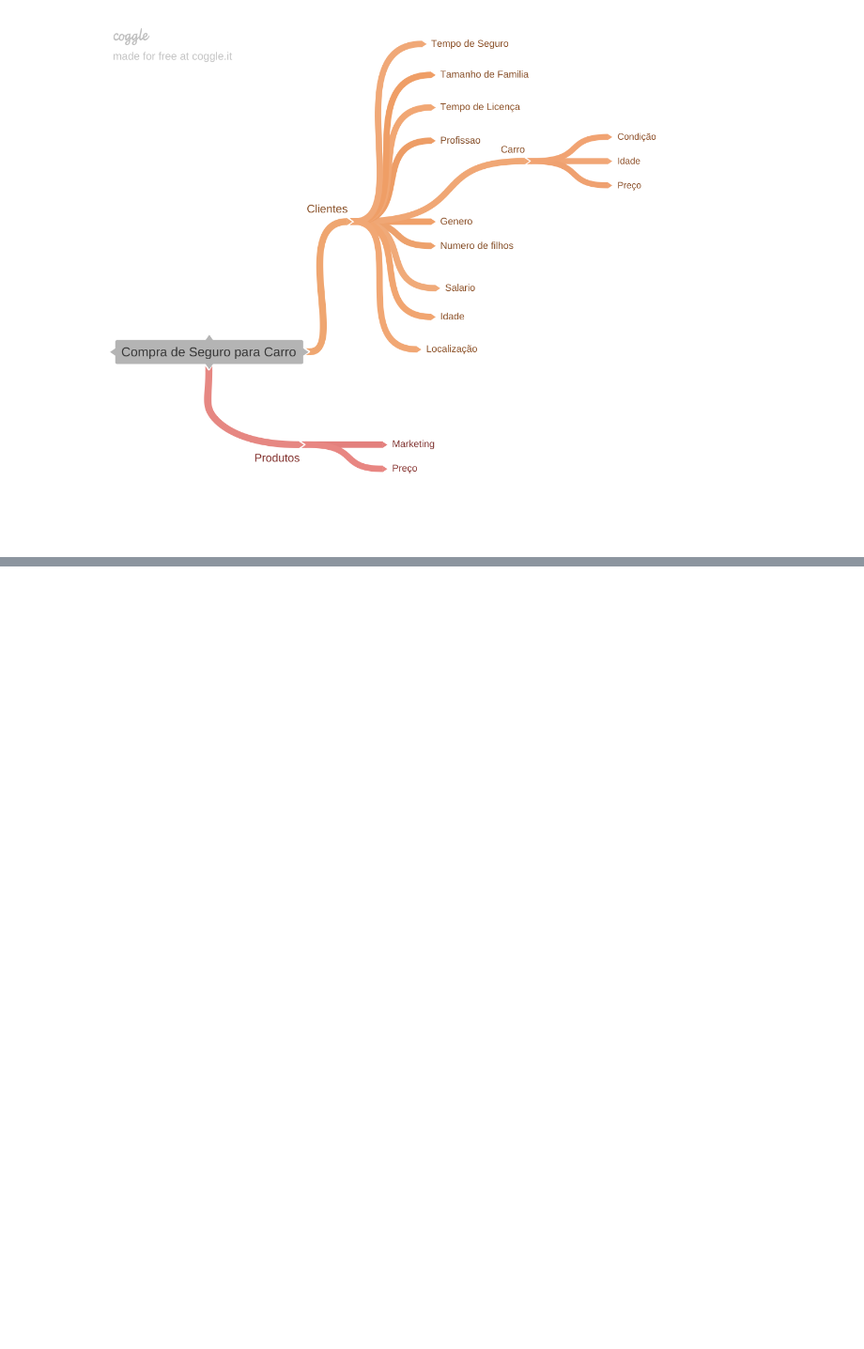
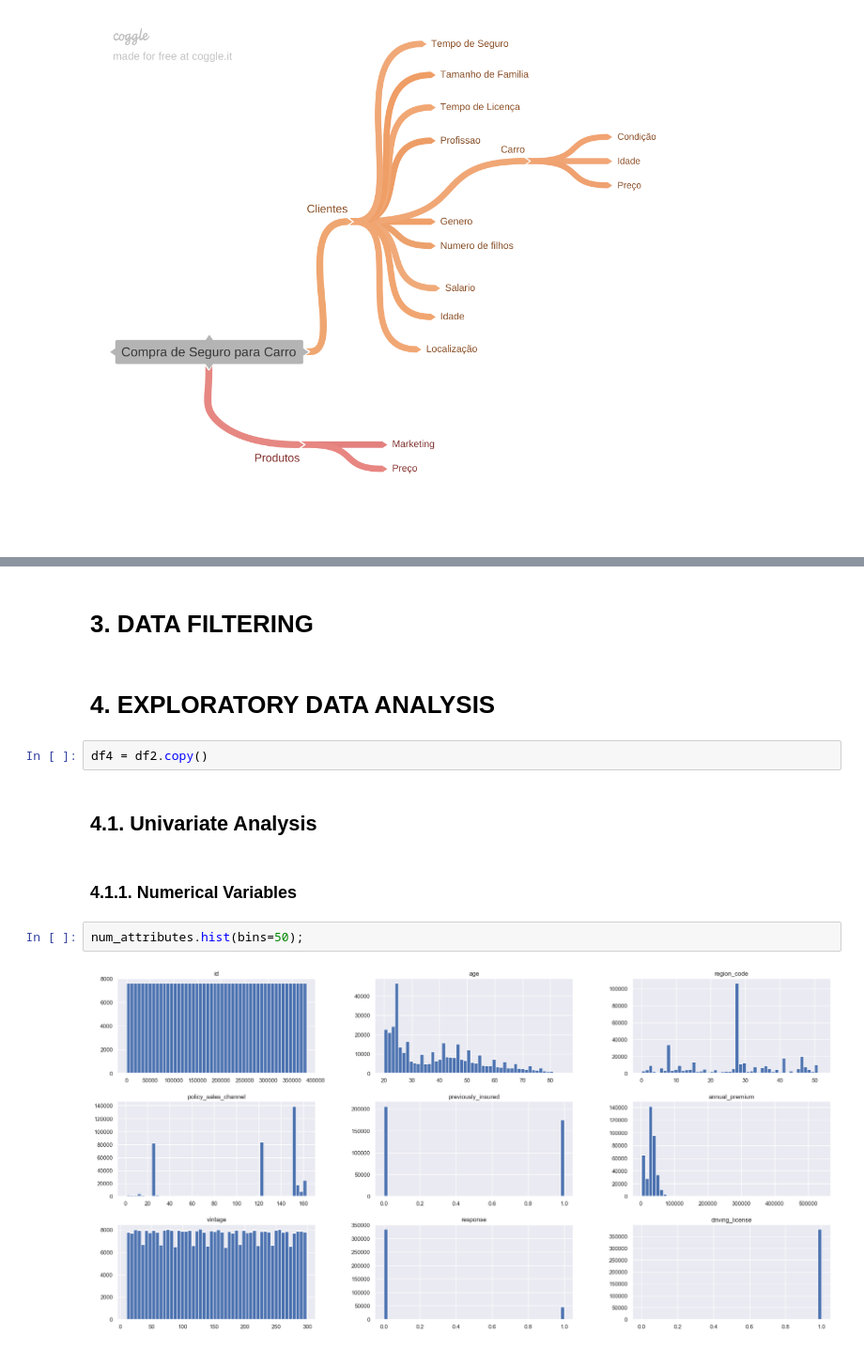
Before and after one commit to igormenesess/health_insurance_cross_sell, a Jupyter notebook: health_insurance_cross_sell.ipynb, the cells around one changed output, grey strips where cells are left out. Shown at 94% size. Drawn from its saved outputs; the diff is of its cells as text; blank space fills up the shorter version.

```diff
--- a/health_insurance_cross_sell.ipynb
+++ b/health_insurance_cross_sell.ipynb
@@ -236,0 +218,14 @@ df4 = df2.copy()
+# %% [markdown]
+# 3. DATA FILTERING
+# %% [markdown]
+# 4. EXPLORATORY DATA ANALYSIS
+# %%
+df4 = df2.copy()
+# %% [markdown]
+## 4.1. Univariate Analysis
+# %% [markdown]
+### 4.1.1. Numerical Variables
+# %%
+num_attributes.hist(bins=50);
+# %% [output]
+[figure, added]
```
Also changed, not shown: parts of 47 cells of this notebook.
